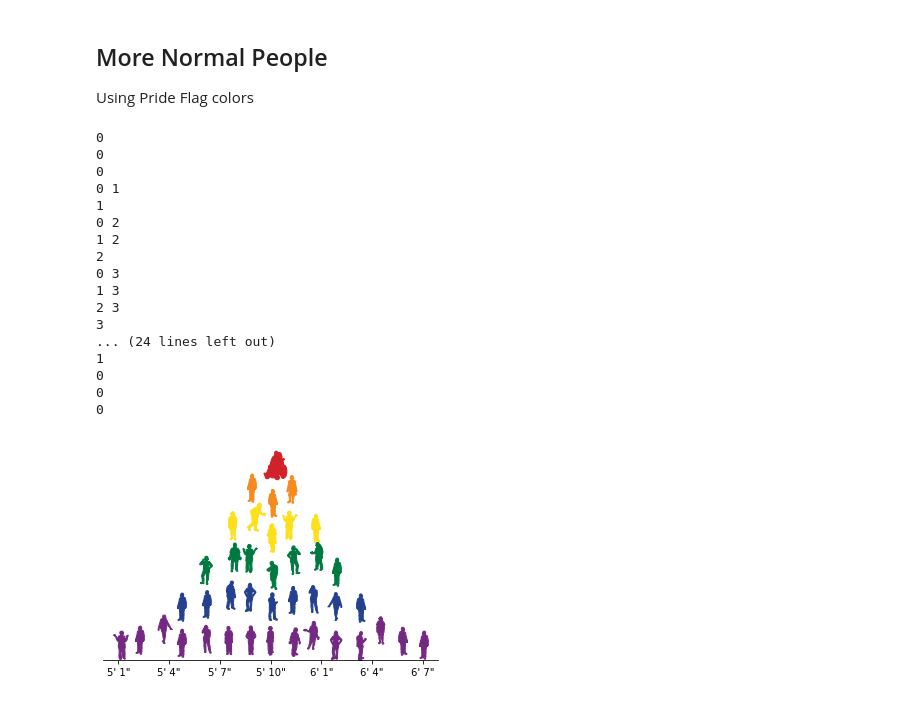
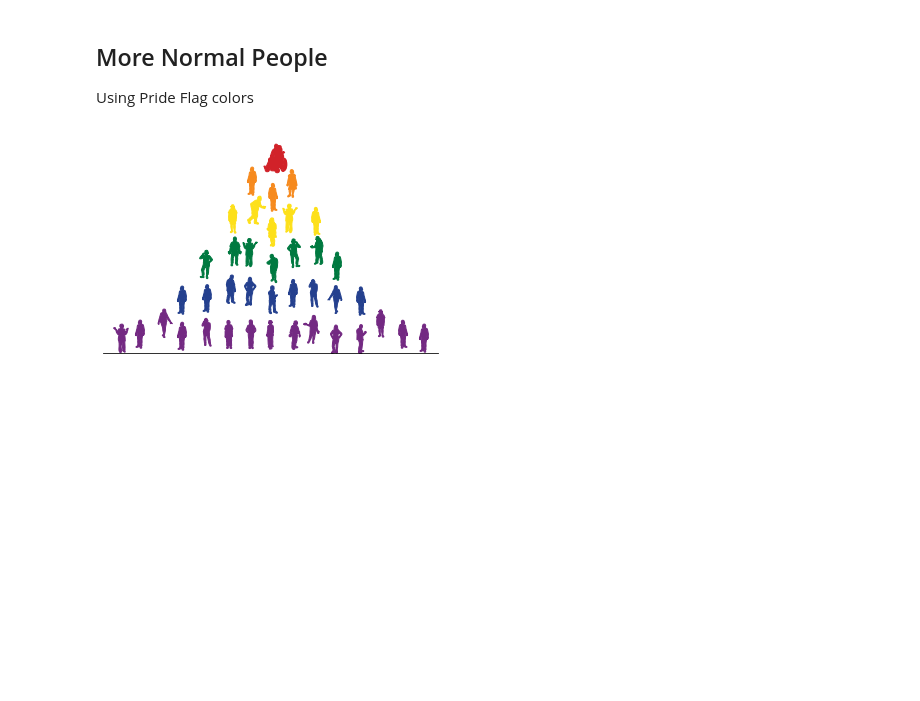
Before and after one commit to jmshea/normal-people, a Jupyter notebook: normal-people.ipynb, the cells around one changed output. Saved outputs shown, nothing was run; the diff lists cells and outputs as text; code cells hidden in the pictures; blank space fills up the shorter version.

```diff
--- a/normal-people.ipynb
+++ b/normal-people.ipynb
@@ -189,7 +189,6 @@ for t in x:
   # Draw all the people at this x-axis value, except the top one
 
   for i in range( steps ):
-    print(i, steps)
     color=pride_colors[5-i]
     pos = i*p/steps + (p - (steps)*height)/(steps-i+2)
     # Add random shifts to the position to make
@@ -218,7 +217,6 @@ for t in x:
 
   # Treat the top marker special, but basically same as above
   charnum = npr.randint(97, 97+26)
-  print(steps)
 
   color = pride_colors[5-steps]
 
@@ -227,50 +225,33 @@ for t in x:
   recents[recent_index] = charnum
   recent_index = (recent_index + 1) % 15
   char = chr(charnum)
   pos = p
   # This is because I wanted the wheelchair glyph at the top
   if np.round(t,1) == 0:
     char = 't'
     t+=0.15
     pos+=0.02
   plt.scatter(t, pos, marker=get_marker(char),
                   s=(1+0.02*npr.randn())*3000, c=color)
 
 # Set the axes for this example
 plt.xlim(-3.3, 3.3)
 plt.ylim(0, 0.5);
 
 # Turn off the y-axis for aesthetics
 ax = plt.gca()
 ax.spines['left'].set_visible(False)
 ax.spines['top'].set_visible(False)
 ax.spines['right'].set_visible(False)
-
+ax.set_xticks([])
 
 
 ax.get_yaxis().set_visible(False)
 
 # Relabel to match some real data
 #plt.title('Distribution of Heights of Men in the US')
-plt.xticks(np.arange(-3, 4), ["5' 1\"", "5' 4\"", "5' 7\"", "5' 10\"", "6' 1\"", "6' 4\"", "6' 7\""])
+#plt.xticks(np.arange(-3, 4), ["5' 1\"", "5' 4\"", "5' 7\"", "5' 10\"", "6' 1\"", "6' 4\"", "6' 7\""])
 
 plt.savefig('normal-people2.png', dpi=300)
 # %% [output]
-0
-0
-0
-0 1
-1
-0 2
-1 2
-2
-0 3
-1 3
-2 3
-3
-... (24 lines left out)
-1
-0
-0
-0
-[figure, old version]
+[figure, new version]
```
Also changed, not shown: 1 other file.
